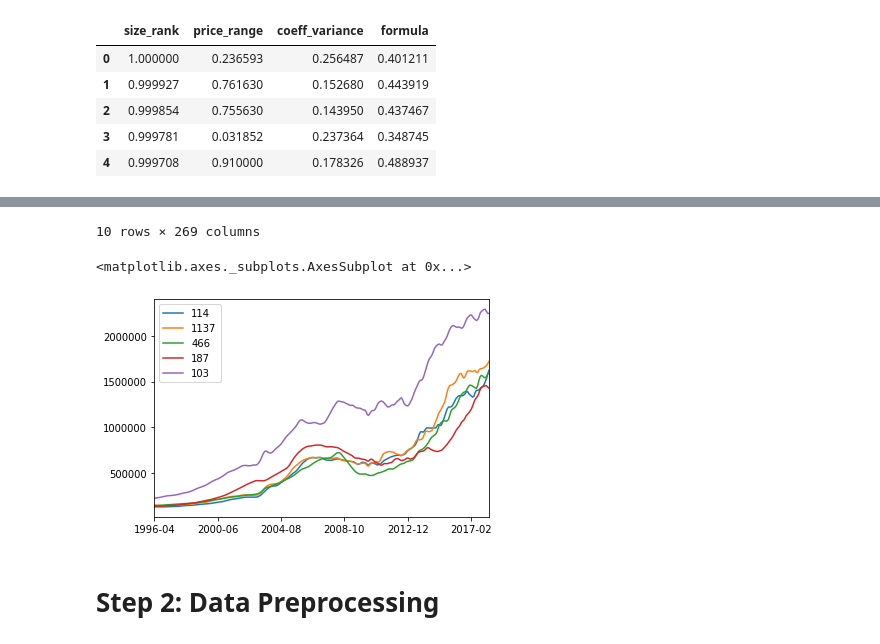
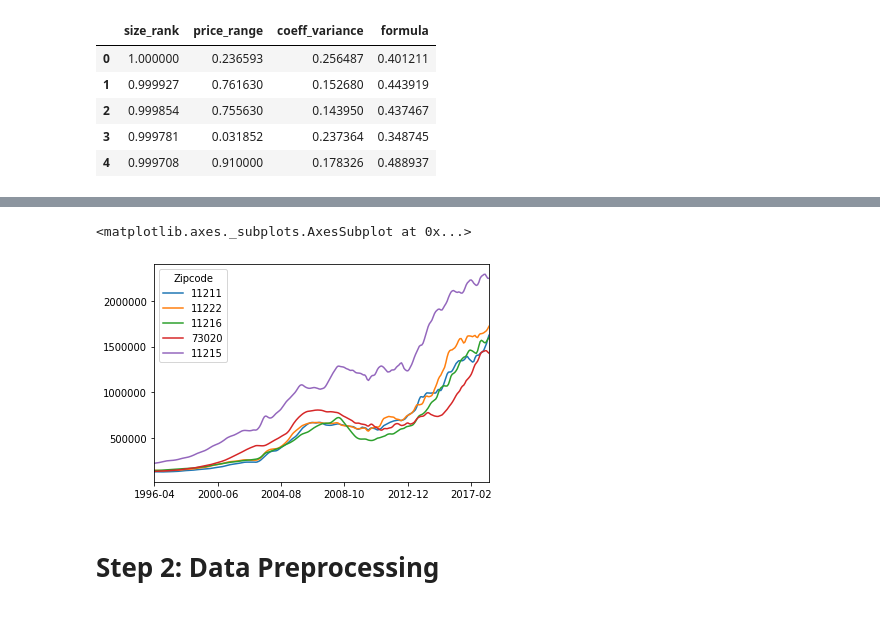
Before and after one commit to tjkim614/zillow_investment_recommendation, a Jupyter notebook: Final Model.ipynb, the cells around one changed output, grey strips where cells are left out. Drawn from its saved outputs; the diff is of its cells as text; code cells hidden in the pictures.

```diff
--- a/Final Model.ipynb
+++ b/Final Model.ipynb
@@ -193,5 +181,3 @@ filtered_data.sort_values(by=['metrics'], ascending=False)
 # %%
-
-df.loc[top_choices].loc[highest_roi].head(10)
-# .loc[:,'1996-04':'2018-04']
+data.loc[:,'1996-04':'2018-04'].T.plot()
 # %% [output]
@@ -209,8 +184,4 @@ df.loc[top_choices].loc[highest_roi].head(10)
-10 rows × 269 columns
+<matplotlib.axes._subplots.AxesSubplot at 0x...>
+[figure, added]
-# %%
-df.loc[top_choices].loc[highest_roi].head(5).loc[:,'1996-04':'2018-04'].T.plot()
-# %% [output]
-<matplotlib.axes._subplots.AxesSubplot at 0x...>
-[figure, removed]
 # %% [markdown]
 # Step 2: Data Preprocessing
```
Also changed, not shown: parts of 22 cells of this notebook, 1 other file.
